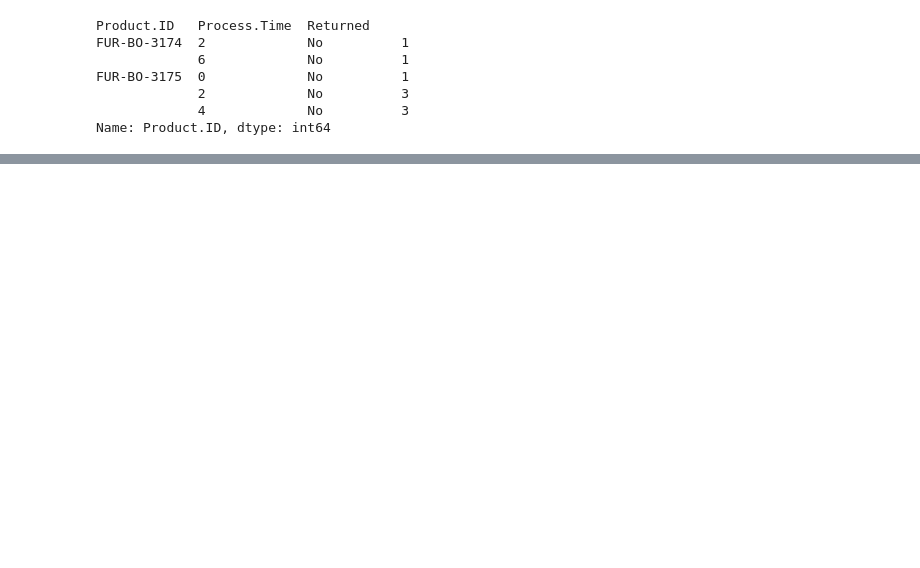
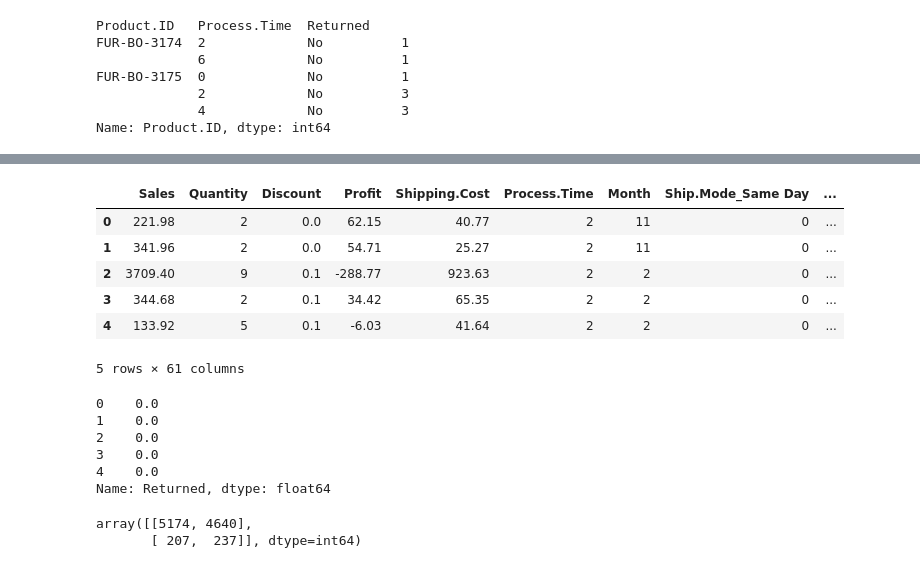
Before and after one commit to taipeifx/ML_Lab, a Jupyter notebook: ML_Lab_Daniel_Chen/Machine Learning Lab Nov 9 Part II - Daniel Chen.ipynb, the cells around one changed output, grey strips where cells are left out. Drawn from its saved outputs; the diff is of its cells as text; code cells hidden in the pictures; blank space fills up the shorter version.

```diff
--- a/ML_Lab_Daniel_Chen/Machine Learning Lab Nov 9 Part II - Daniel Chen.ipynb
+++ b/ML_Lab_Daniel_Chen/Machine Learning Lab Nov 9 Part II - Daniel Chen.ipynb
@@ -73,3 +87,24 @@ Index(['Order.Date', 'Ship.Date', 'Postal.Code', 'Sales', 'Quantity',
+# %%
+X = pd.get_dummies(final, drop_first=True, dummy_na = True)
+X.head()
+# %% [output]
+|  | Sales | Quantity | Discount | Profit | Shipping.Cost | Process.Time | Month | Ship.Mode_Same Day | ... |
+| 0 | 221.98 | 2 | 0.0 | 62.15 | 40.77 | 2 | 11 | 0 | ... |
+| 1 | 341.96 | 2 | 0.0 | 54.71 | 25.27 | 2 | 11 | 0 | ... |
+| 2 | 3709.40 | 9 | 0.1 | -288.77 | 923.63 | 2 | 2 | 0 | ... |
+| 3 | 344.68 | 2 | 0.1 | 34.42 | 65.35 | 2 | 2 | 0 | ... |
+| 4 | 133.92 | 5 | 0.1 | -6.03 | 41.64 | 2 | 2 | 0 | ... |
+5 rows × 61 columns
+# %%
+y = merged['Returned'].apply(lambda x: 1 if x=="Yes" else 0).astype('float') # 1 = returned
+y.head()
+# %% [output]
+0    0.0
+1    0.0
+2    0.0
+3    0.0
+4    0.0
+Name: Returned, dtype: float64
 # %%
 ### Problem 5: Fitting Models
 - You can use any binary classification method you have learned so far.
@@ -85,0 +131,6 @@ function from `caret` package that does a **stratified** random split of the dat
+# %%
+from sklearn.metrics import confusion_matrix, roc_auc_score
+confusion_matrix(y_test, y_predict)
+# %% [output]
+array([[5174, 4640],
+       [ 207,  237]], dtype=int64)
```
Also changed, not shown: parts of 20 cells of this notebook, 1 other file.
